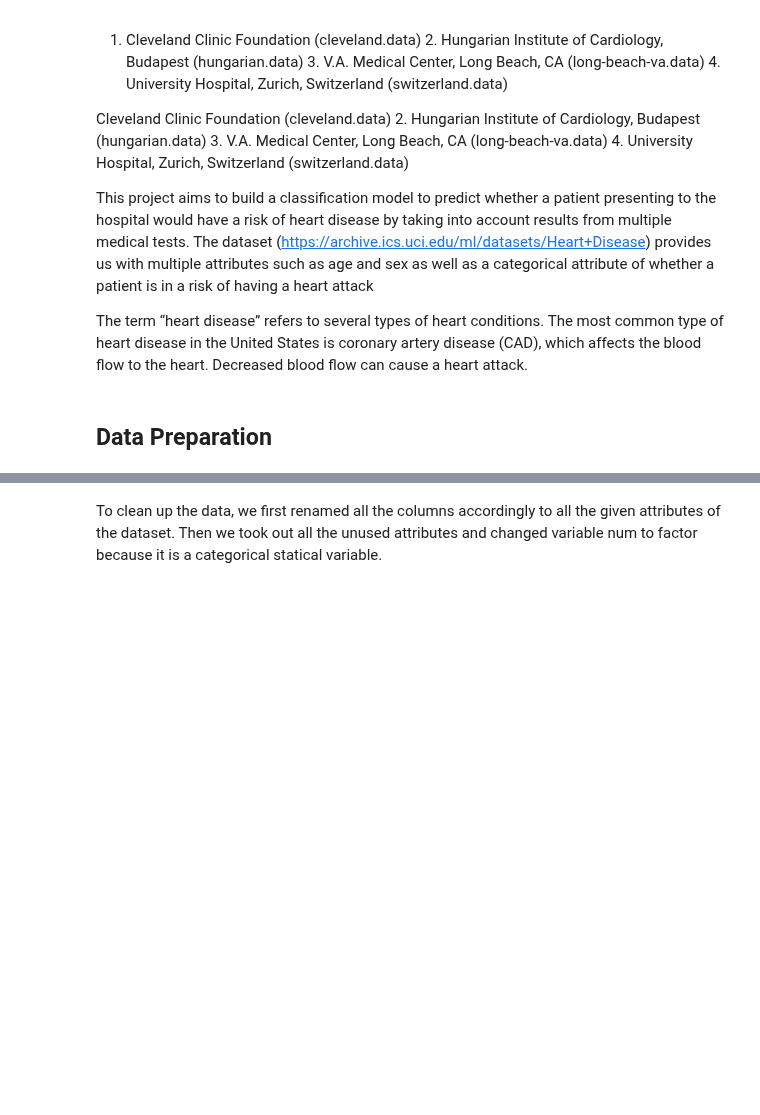
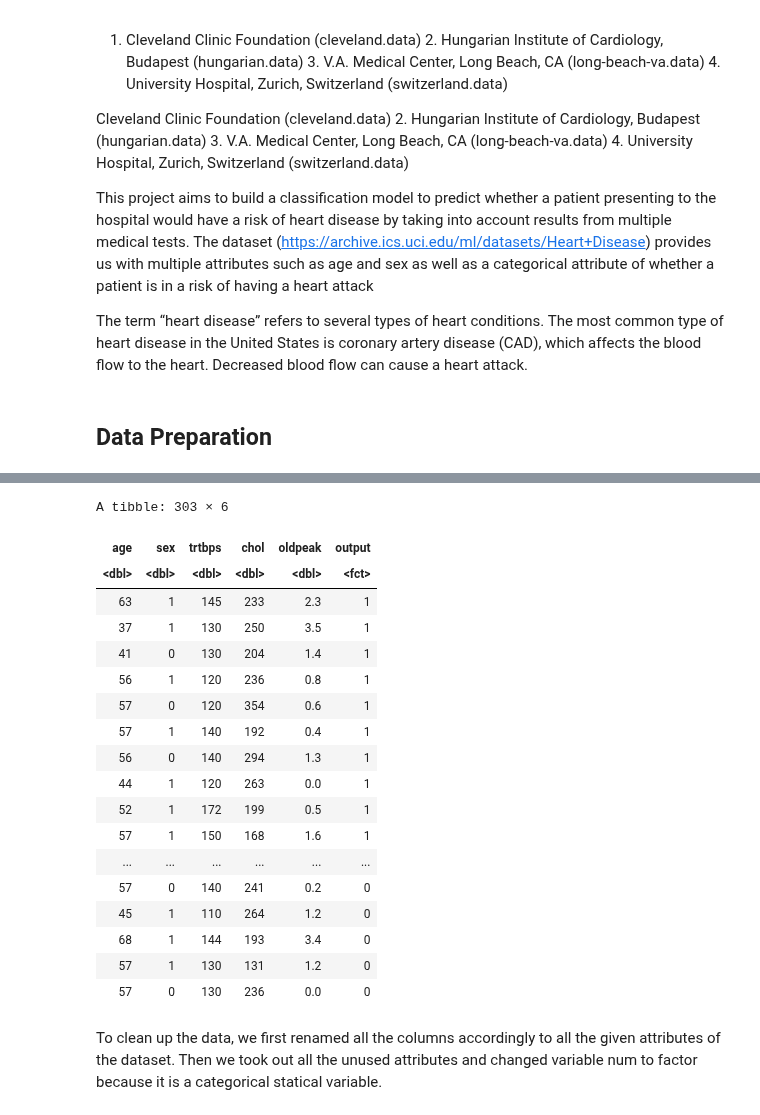
Before and after one commit to elshire7311/dsci100_group73, a Jupyter notebook: heart_analysis.ipynb, the cells around one changed output, grey strips where cells are left out. Drawn from its saved outputs; the diff is of its cells as text; code cells hidden in the pictures; blank space fills up the shorter version.

```diff
--- a/heart_analysis.ipynb
+++ b/heart_analysis.ipynb
@@ -88,9 +108,55 @@ longbeach_set <- rename(longbeach_data,
 # %%
 #taking our most important columns
 #then changing num to factor
-longbeach_select <- longbeach_set |>
-    select(age, chol, thalach, trestbps, oldpeak, num) |>
-    mutate(num = as.factor(num))
+longbeach_select <- longbeach_data |>
+    select(age, sex, trtbps, chol, oldpeak, output) |>
+mutate(output = as.factor(output))
+
+# |>
+#    mutate(num = as.factor(num))
+
+# longbeach_select1 <- longbeach_select |>
+# filter(age != "?") |>
+# filter(chol != "?") |>
+# filter(thalach != "?") |>
+# filter(trestbps != "?") |>
+# filter(oldpeak != "?") |>
+# filter(num != "?")
+#longbeach_select1
+
+# longbeach_select_final <- longbeach_select1 |>
+# mutate(chol = as.double(chol)) |>
+# mutate(thalach = as.double(thalach)) |>
+# mutate(trestbps = as.double(trestbps)) |>
+# mutate(oldpeak = as.double(oldpeak))
+
+# longbeach_select_final |>
+# print(n=10)
+
+
+
+
+longbeach_select
+# %% [output]
+A tibble: 303 × 6
+| age | sex | trtbps | chol | oldpeak | output |
+| <dbl> | <dbl> | <dbl> | <dbl> | <dbl> | <fct> |
+| 63 | 1 | 145 | 233 | 2.3 | 1 |
+| 37 | 1 | 130 | 250 | 3.5 | 1 |
+| 41 | 0 | 130 | 204 | 1.4 | 1 |
+| 56 | 1 | 120 | 236 | 0.8 | 1 |
+| 57 | 0 | 120 | 354 | 0.6 | 1 |
+| 57 | 1 | 140 | 192 | 0.4 | 1 |
+| 56 | 0 | 140 | 294 | 1.3 | 1 |
+| 44 | 1 | 120 | 263 | 0.0 | 1 |
+| 52 | 1 | 172 | 199 | 0.5 | 1 |
+| 57 | 1 | 150 | 168 | 1.6 | 1 |
+| ... | ... | ... | ... | ... | ... |
+| 57 | 0 | 140 | 241 | 0.2 | 0 |
+| 45 | 1 | 110 | 264 | 1.2 | 0 |
+| 68 | 1 | 144 | 193 | 3.4 | 0 |
+| 57 | 1 | 130 | 131 | 1.2 | 0 |
+| 57 | 0 | 130 | 236 | 0.0 | 0 |
 # %% [markdown]
 To clean up the data, we first renamed all the columns accordingly to all the given attributes of the dataset. Then we took out all the unused attributes and changed variable num to factor because it is a categorical statical variable.
 # %%
```
Also changed, not shown: parts of 9 cells of this notebook.
